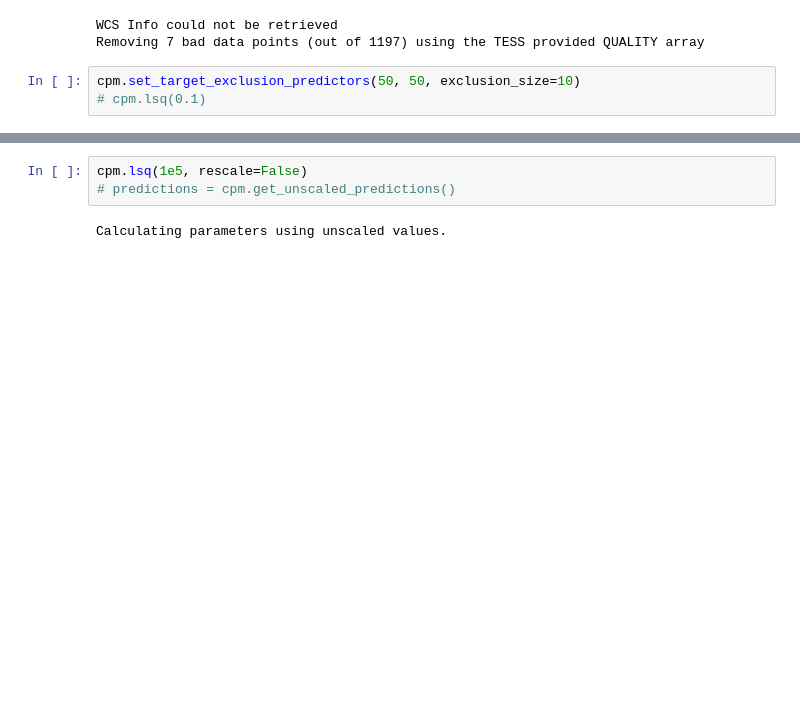
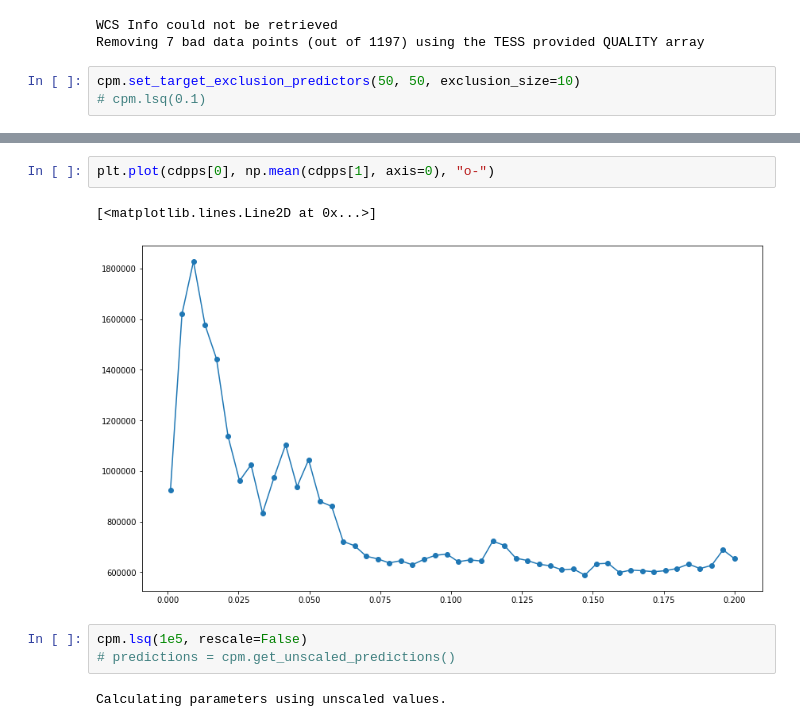
Before and after one commit to soichiro-hattori/unpopular, a Jupyter notebook: tester.ipynb, the cells around one changed output, grey strips where cells are left out. Drawn from its saved outputs; the diff is of its cells as text; blank space fills up the shorter version.

```diff
--- a/tester.ipynb
+++ b/tester.ipynb
@@ -35,3 +44,8 @@ TypeError: data type not understood
+# %%
+plt.plot(cdpps[0], np.mean(cdpps[1], axis=0), "o-")
+# %% [output]
+[<matplotlib.lines.Line2D at 0x...>]
+[figure, added]
 # %%
 cpm.lsq(1e5, rescale=False)
 # predictions = cpm.get_unscaled_predictions()
```
Also changed, not shown: parts of 1 cell of this notebook, 1 other file.
